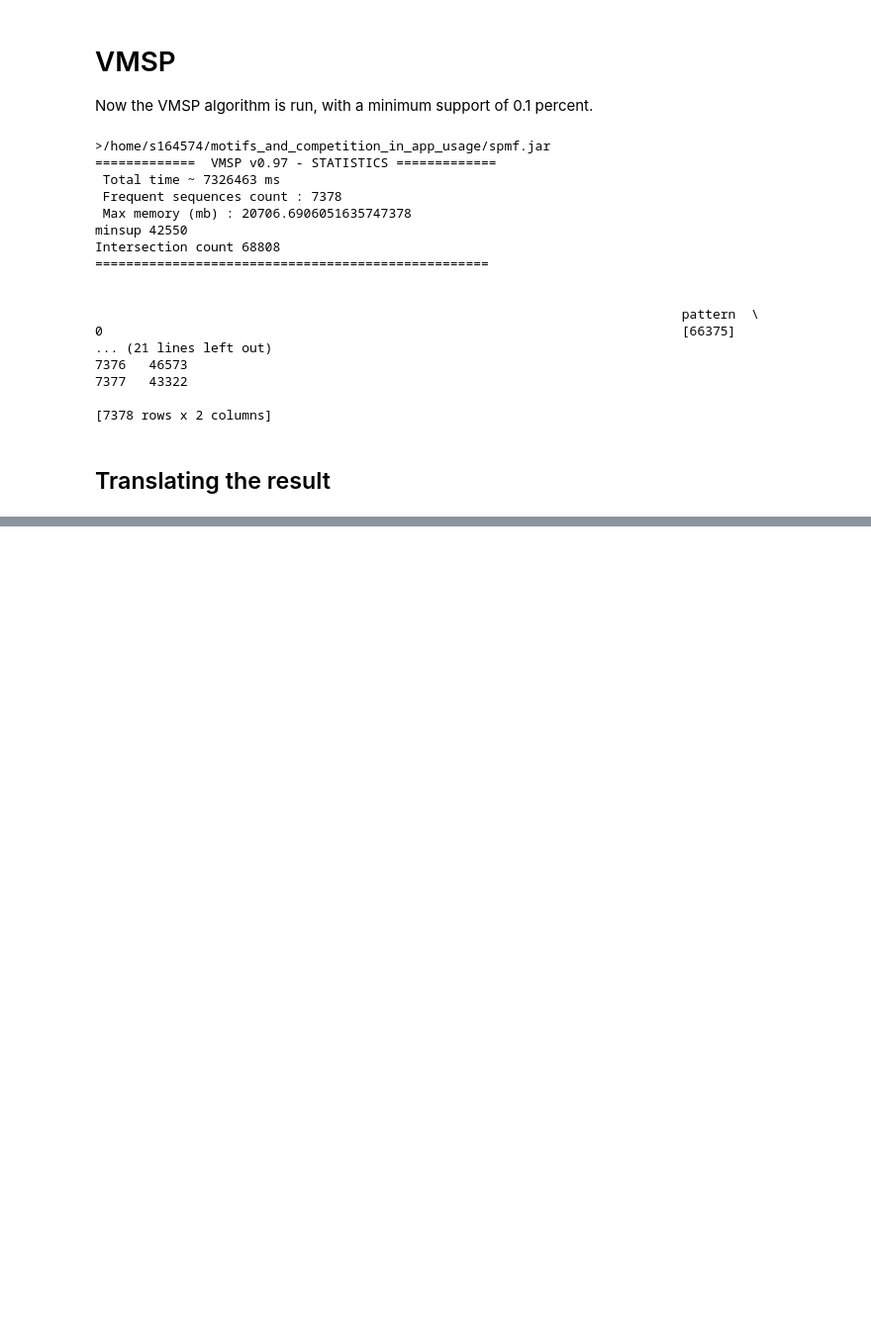
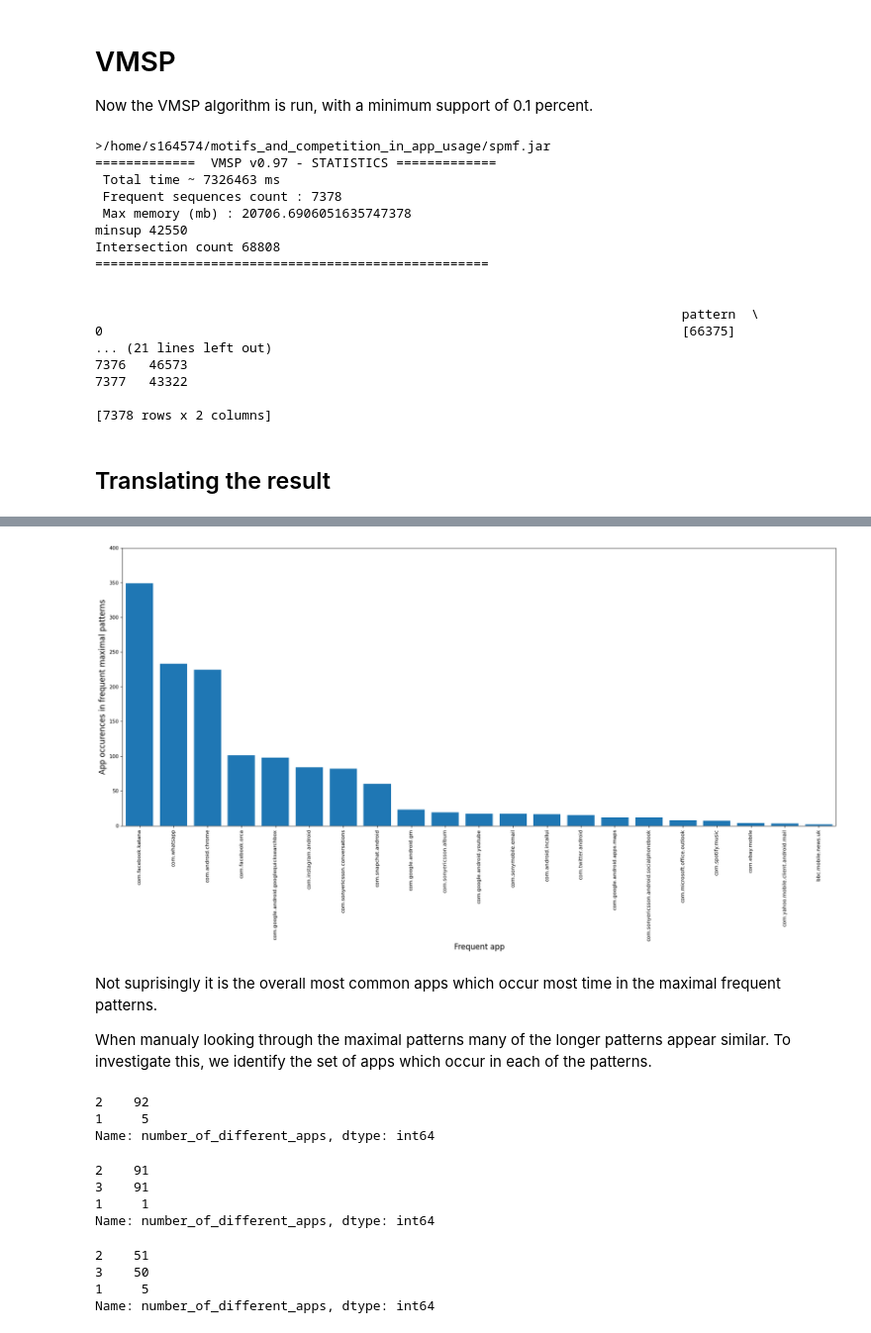
Before and after one commit to ClaraAndersen/motifs_and_competition_in_app_usage, a Jupyter notebook: VMSP_with_293s.ipynb, the cells around one changed output, grey strips where cells are left out. Shown at 99% size. Saved outputs shown, nothing was run; the diff lists cells and outputs as text; code cells hidden in the pictures; blank space fills up the shorter version.

```diff
--- a/VMSP_with_293s.ipynb
+++ b/VMSP_with_293s.ipynb
@@ -141,0 +235,20 @@ longest pattern: 3
+# %%
+plt.figure(figsize=(25, 10), dpi=80)
+bins=plt.bar(output_app_count[output_app_count>1].index,output_app_count[output_app_count>1])
+plt.ylabel("App occurences in frequent maximal patterns",fontsize=15)
+plt.xlabel("Frequent app",fontsize=15)
+plt.xticks(rotation=90,fontsize=10)
+plt.yticks(np.arange(0, 451, 50),fontsize=10)
+plt.ylim(0,400)
+plt.margins(0.005)
+plt.savefig("app_count_293s_more_than_once.pdf",
+               bbox_inches='tight',
+               transparent=True,
+               pad_inches=1)
+plt.show()
+# %% [output]
+[figure, added]
+# %% [markdown]
+Not suprisingly it is the overall most common apps which occur most time in the maximal frequent patterns.
+
+When manualy looking through the maximal patterns many of the longer patterns appear similar. To investigate this, we identify the set of apps which occur in each of the patterns.
@@ -141,0 +257,20 @@ longest pattern: 3
+# %%
+output[output.pattern_length==2]['number_of_different_apps'].value_counts()
+# %% [output]
+2    92
+1     5
+Name: number_of_different_apps, dtype: int64
+# %%
+output[output.pattern_length==3]['number_of_different_apps'].value_counts()
+# %% [output]
+2    91
+3    91
+1     1
+Name: number_of_different_apps, dtype: int64
+# %%
+output[output.pattern_length==4]['number_of_different_apps'].value_counts()
+# %% [output]
+2    51
+3    50
+1     5
+Name: number_of_different_apps, dtype: int64
```
Also changed, not shown: parts of 68 cells of this notebook, 3 other files.
